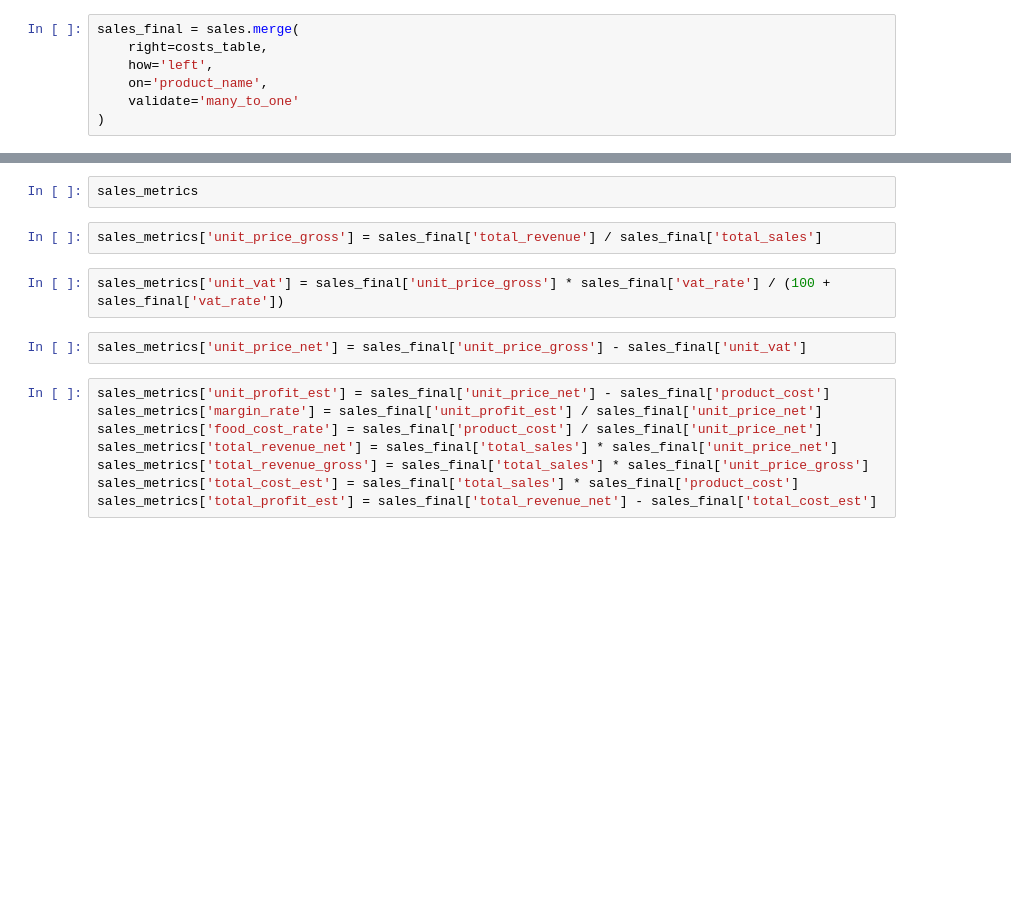
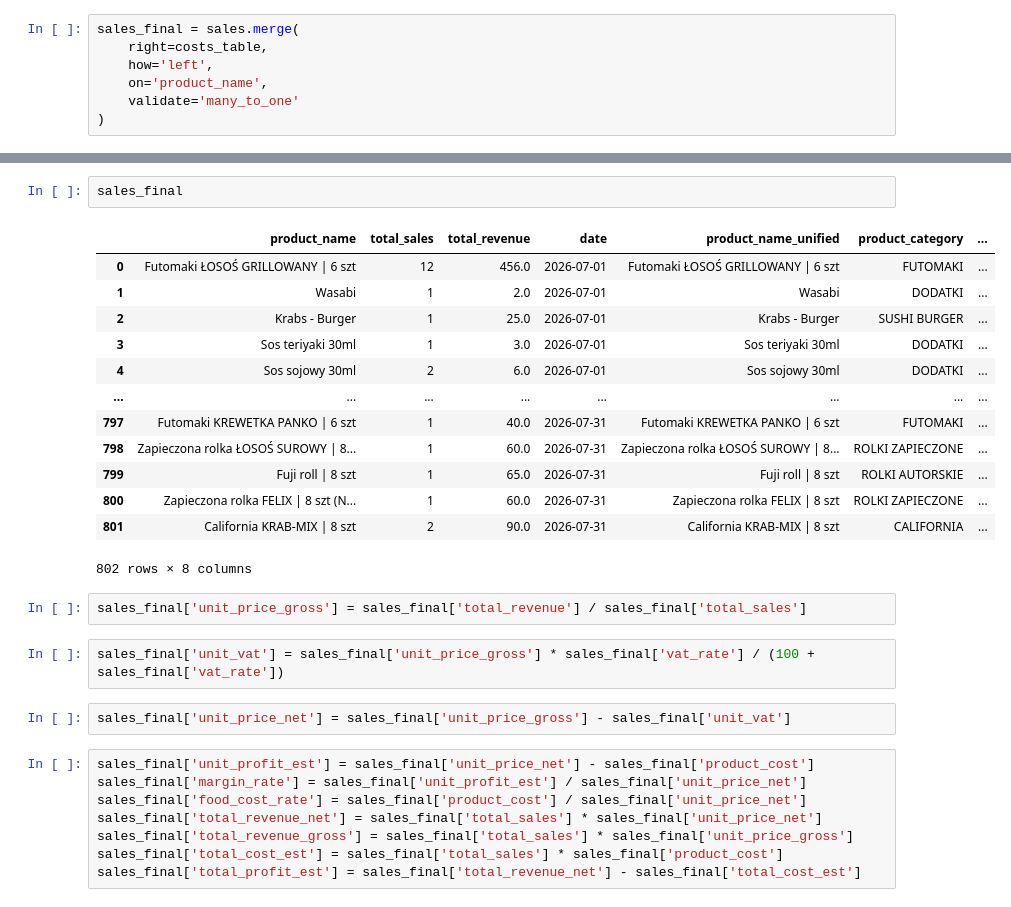
Before and after one commit to matvvey/Product-Sales-Analyzer, a Jupyter notebook: notebooks/07-2026.ipynb, the cells around one changed output, grey strips where cells are left out. Cells and saved outputs as stored; diff of their text form; blank space fills up the shorter version.

```diff
--- a/notebooks/07-2026.ipynb
+++ b/notebooks/07-2026.ipynb
@@ -136,17 +379,31 @@ sales_metrics = sales_final
 # %%
-sales_metrics
+sales_final
+# %% [output]
+|  | product_name | total_sales | total_revenue | date | product_name_unified | product_category | ... |
+| 0 | Futomaki ŁOSOŚ GRILLOWANY | 6 szt | 12 | 456.0 | 2026-07-01 | Futomaki ŁOSOŚ GRILLOWANY | 6 szt | FUTOMAKI | ... |
+| 1 | Wasabi | 1 | 2.0 | 2026-07-01 | Wasabi | DODATKI | ... |
+| 2 | Krabs - Burger | 1 | 25.0 | 2026-07-01 | Krabs - Burger | SUSHI BURGER | ... |
+| 3 | Sos teriyaki 30ml | 1 | 3.0 | 2026-07-01 | Sos teriyaki 30ml | DODATKI | ... |
+| 4 | Sos sojowy 30ml | 2 | 6.0 | 2026-07-01 | Sos sojowy 30ml | DODATKI | ... |
+| ... | ... | ... | ... | ... | ... | ... | ... |
+| 797 | Futomaki KREWETKA PANKO | 6 szt | 1 | 40.0 | 2026-07-31 | Futomaki KREWETKA PANKO | 6 szt | FUTOMAKI | ... |
+| 798 | Zapieczona rolka ŁOSOŚ SUROWY | 8... | 1 | 60.0 | 2026-07-31 | Zapieczona rolka ŁOSOŚ SUROWY | 8... | ROLKI ZAPIECZONE | ... |
+| 799 | Fuji roll | 8 szt | 1 | 65.0 | 2026-07-31 | Fuji roll | 8 szt | ROLKI AUTORSKIE | ... |
+| 800 | Zapieczona rolka FELIX | 8 szt (N... | 1 | 60.0 | 2026-07-31 | Zapieczona rolka FELIX | 8 szt | ROLKI ZAPIECZONE | ... |
+| 801 | California KRAB-MIX | 8 szt | 2 | 90.0 | 2026-07-31 | California KRAB-MIX | 8 szt | CALIFORNIA | ... |
+802 rows × 8 columns
 # %%
-sales_metrics['unit_price_gross'] = sales_final['total_revenue'] / sales_final['total_sales']
+sales_final['unit_price_gross'] = sales_final['total_revenue'] / sales_final['total_sales']
 # %%
-sales_metrics['unit_vat'] = sales_final['unit_price_gross'] * sales_final['vat_rate'] / (100 + sales_final['vat_rate'])
+sales_final['unit_vat'] = sales_final['unit_price_gross'] * sales_final['vat_rate'] / (100 + sales_final['vat_rate'])
 # %%
-sales_metrics['unit_price_net'] = sales_final['unit_price_gross'] - sales_final['unit_vat']
+sales_final['unit_price_net'] = sales_final['unit_price_gross'] - sales_final['unit_vat']
 # %%
-sales_metrics['unit_profit_est'] = sales_final['unit_price_net'] - sales_final['product_cost']
-sales_metrics['margin_rate'] = sales_final['unit_profit_est'] / sales_final['unit_price_net']
-sales_metrics['food_cost_rate'] = sales_final['product_cost'] / sales_final['unit_price_net']
-sales_metrics['total_revenue_net'] = sales_final['total_sales'] * sales_final['unit_price_net']
-sales_metrics['total_revenue_gross'] = sales_final['total_sales'] * sales_final['unit_price_gross']
-sales_metrics['total_cost_est'] = sales_final['total_sales'] * sales_final['product_cost']
-sales_metrics['total_profit_est'] = sales_final['total_revenue_net'] - sales_final['total_cost_est']
+sales_final['unit_profit_est'] = sales_final['unit_price_net'] - sales_final['product_cost']
+sales_final['margin_rate'] = sales_final['unit_profit_est'] / sales_final['unit_price_net']
+sales_final['food_cost_rate'] = sales_final['product_cost'] / sales_final['unit_price_net']
+sales_final['total_revenue_net'] = sales_final['total_sales'] * sales_final['unit_price_net']
+sales_final['total_revenue_gross'] = sales_final['total_sales'] * sales_final['unit_price_gross']
+sales_final['total_cost_est'] = sales_final['total_sales'] * sales_final['product_cost']
+sales_final['total_profit_est'] = sales_final['total_revenue_net'] - sales_final['total_cost_est']
 # %%
```
Also changed, not shown: parts of 37 cells of this notebook, 14 other files.
